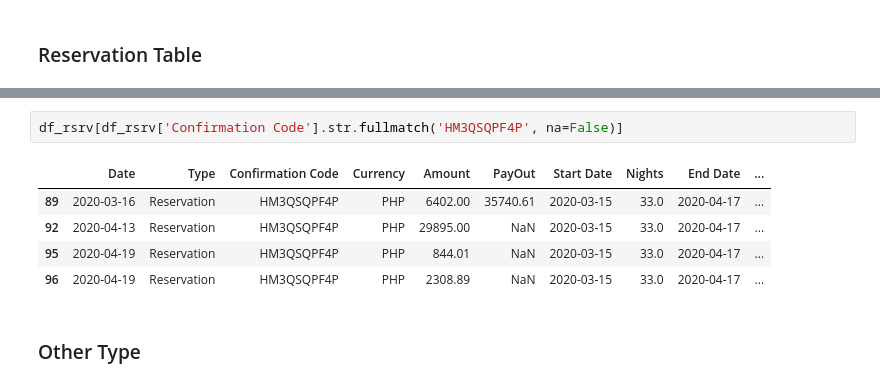
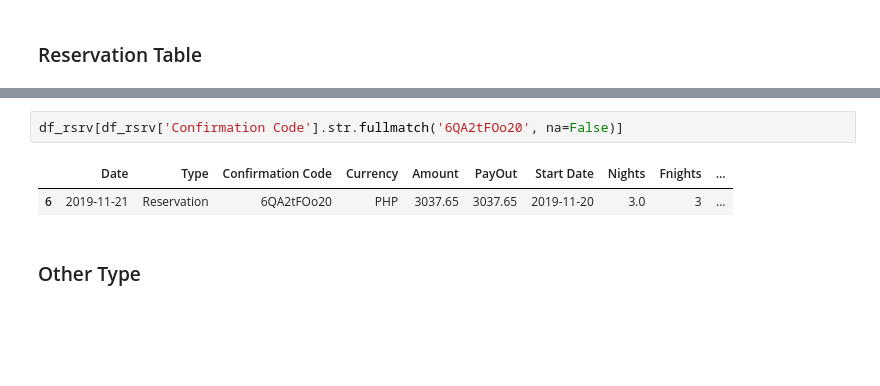
Before and after one commit to chertify/airbnb-manila-booking-analysis, a Jupyter notebook: Short_Term_Stays(Data_Manipulation).ipynb, the cells around one changed output, grey strips where cells are left out. Drawn from its saved outputs; the diff is of its cells as text; blank space fills up the shorter version.

```diff
--- a/Short_Term_Stays(Data_Manipulation).ipynb
+++ b/Short_Term_Stays(Data_Manipulation).ipynb
@@ -571,11 +559,8 @@ df_rsrv.head()
 # %%
-df_rsrv[df_rsrv['Confirmation Code'].str.fullmatch('HM3QSQPF4P', na=False)]
+df_rsrv[df_rsrv['Confirmation Code'].str.fullmatch('6QA2tFOo20', na=False)]
 # %% [output]
-|  | Date | Type | Confirmation Code | Currency | Amount | PayOut | Start Date | Nights | End Date | ... |
-| 89 | 2020-03-16 | Reservation | HM3QSQPF4P | PHP | 6402.00 | 35740.61 | 2020-03-15 | 33.0 | 2020-04-17 | ... |
-| 92 | 2020-04-13 | Reservation | HM3QSQPF4P | PHP | 29895.00 | NaN | 2020-03-15 | 33.0 | 2020-04-17 | ... |
-| 95 | 2020-04-19 | Reservation | HM3QSQPF4P | PHP | 844.01 | NaN | 2020-03-15 | 33.0 | 2020-04-17 | ... |
-| 96 | 2020-04-19 | Reservation | HM3QSQPF4P | PHP | 2308.89 | NaN | 2020-03-15 | 33.0 | 2020-04-17 | ... |
+|  | Date | Type | Confirmation Code | Currency | Amount | PayOut | Start Date | Nights | Fnights | ... |
+| 6 | 2019-11-21 | Reservation | 6QA2tFOo20 | PHP | 3037.65 | 3037.65 | 2019-11-20 | 3.0 | 3 | ... |
 # %% [markdown]
 ### Other Type
 # %% [markdown]
```
Also changed, not shown: parts of 24 cells of this notebook, 2 other files.
